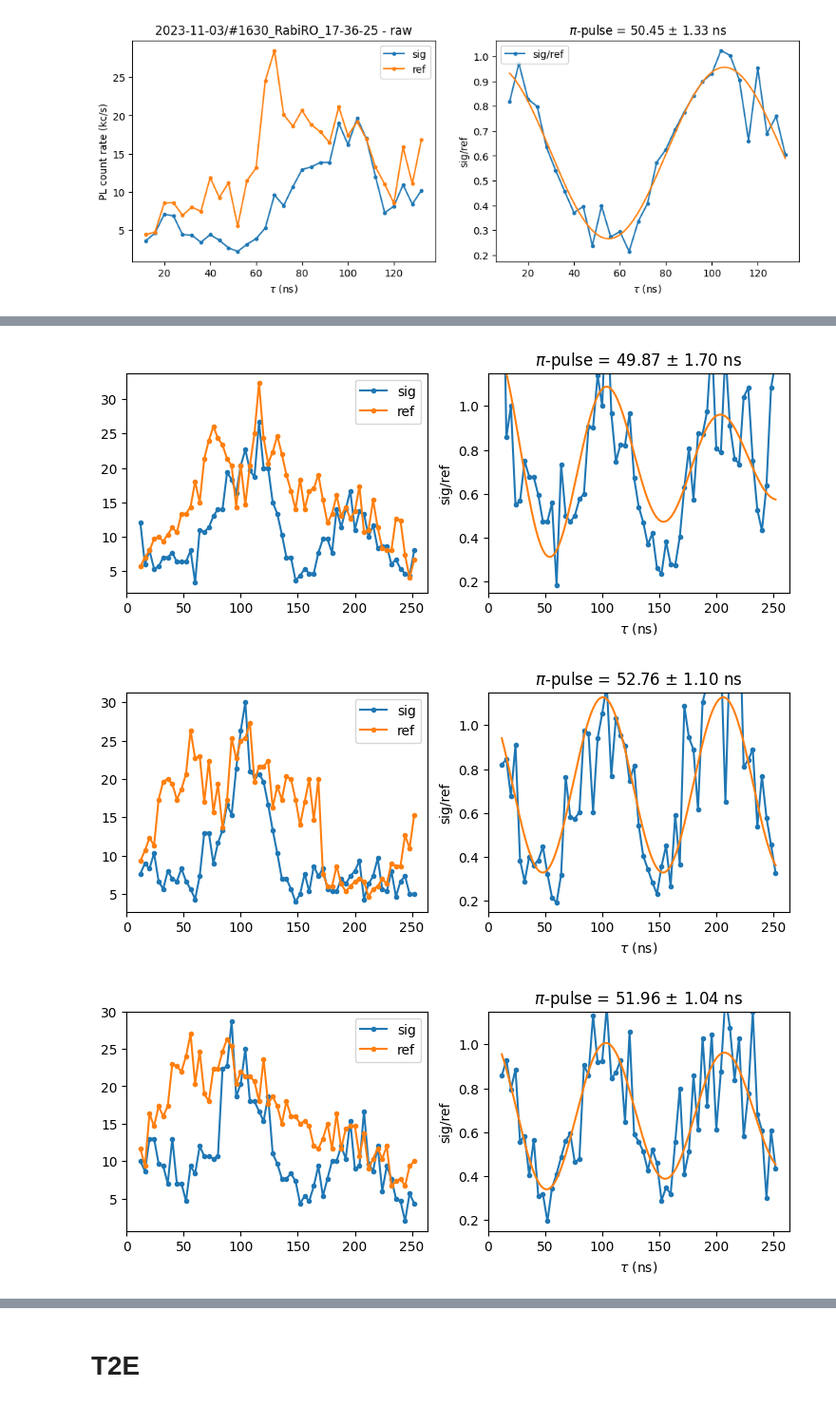
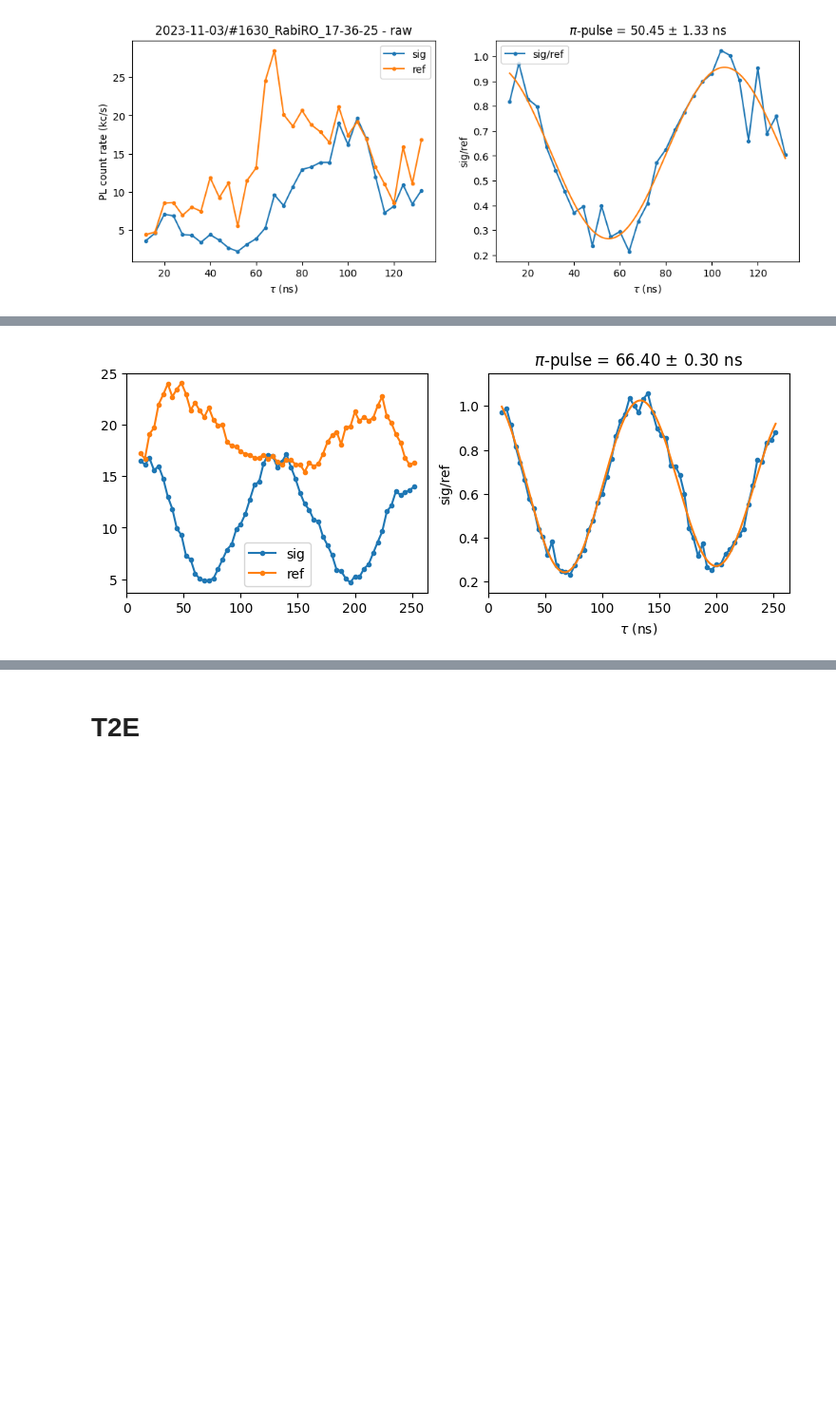
Before and after one commit to lukinlab2d/NV_control, a Jupyter notebook: B00_codes/RedROStat_nb.ipynb, the cells around one changed output, grey strips where cells are left out. Shown at 95% size. Drawn from its saved outputs; the diff is of its cells as text; code cells hidden in the pictures; blank space fills up the shorter version.

```diff
--- a/B00_codes/RedROStat_nb.ipynb
+++ b/B00_codes/RedROStat_nb.ipynb
@@ -272,7 +272,7 @@ sig, ref, popt, perr, x_s = dr.readData(datafile, type='RabiDecay', ifFit=1, gue
 [figure]
 # %%
 # Rabi
-days = np.linspace(14,14,1)
+days = np.linspace(15,15,1)
 dataArr = []; sigArr = []; refArr = []; idxs = []
 for day in days:
     mainFolder = 'C:/Users/lukin2dmaterials/data/2023-11-' + str(int(day)).zfill(2) + '/'
@@ -280,7 +280,7 @@ for day in days:
         if 'RabiRO' in dataFolder:
             if dataFolder[4] == '_': idx = int(dataFolder[1:4])
             else: idx = int(dataFolder[1:5])
-            if (idx >= 281 and idx <= 398 and np.mod(idx,2)==0):
+            if (idx >= 883 and idx <= 914 and np.mod(idx,2)==1):
                 datafile = mainFolder + dataFolder +'/RabiROObject_sig_set.dat'
                 x_s, sig, ref = dr.readDataNoPlot(datafile)
                 sig = np.array(sig); ref = np.array(ref)
@@ -333,30 +333,28 @@ plt.tight_layout()
 # %%
 idx = -1   # last used when last idx = 1081   #296
-for idxs in np.linspace(-1,-3,3):
+for idxs in np.linspace(-1,-3,1):
     idx = int(idxs)
 
     y = dataArr[idx]; ys = sigArr[idx]; yr = refArr[idx]
-    # y = np.average(dataArr, axis=0); ys = np.average(sigArr, axis=0); yr = np.average(refArr, axis=0)
+    y = np.average(dataArr, axis=0); ys = np.average(sigArr, axis=0); yr = np.average(refArr, axis=0)
     x = xPlot
 
     fig, axs = plt.subplots(1,2,figsize=(9,3))
     axs[1].plot(x,y, 'o-', markersize=3, label="sig/ref")
     axs[1].set_ylabel('sig/ref')
     axs[1].set_xlabel(r"$\tau$ (ns)")
     axs[1].set_ylim((0.15,1.15))
 
     axs[0].plot(x, ys, 'o-', markersize=3, label="sig")
     axs[0].plot(x, yr, 'o-', markersize=3, label="ref")
     axs[0].legend()
     # axs[0].set_title(datafile[31:-25],fontsize=10)
 
     guess = (0.66, 50, 0, 0.9, 600)
 
 
     xfit, yfit, popt, perr = dr.fitSinusoidDecay(x, y, guess=guess)
     axs[1].plot(xfit, yfit, color='C1')
     axs[1].set_title('$\pi$-pulse = %.2f $\pm$ %.2f ns' % (popt[1], perr[1]))
 # %% [output]
-[figure, old version]
+[figure, new version]
-[figure, removed]
-[figure, removed]
```
Also changed, not shown: parts of 16 cells of this notebook, 14 other files.
